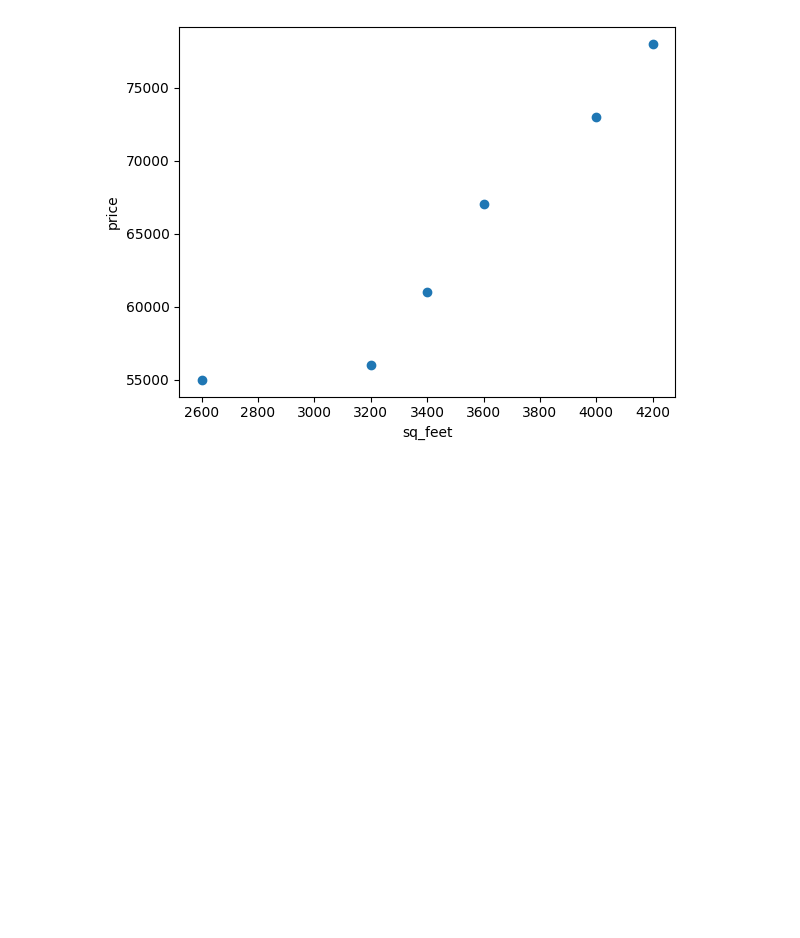
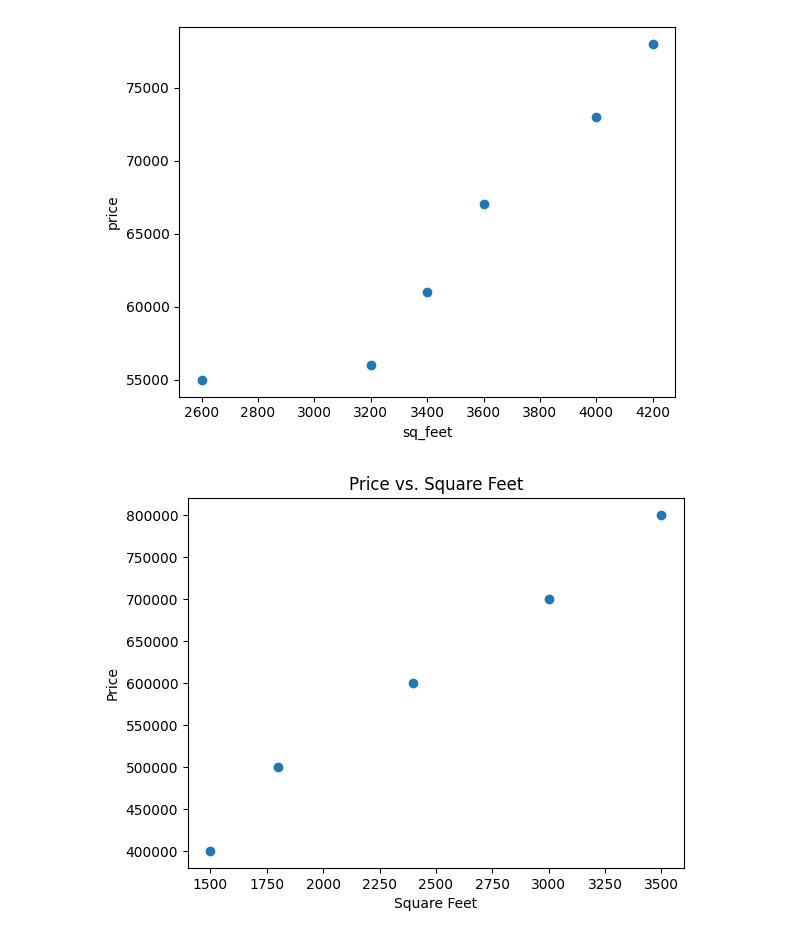
Before and after one commit to JARIN-TIAS/Algorithm-for-Data-Science, a Jupyter notebook: Linear_regression(single).ipynb, the cells around one changed output. Saved outputs shown, nothing was run; the diff lists cells and outputs as text; code cells hidden in the pictures; blank space fills up the shorter version.

```diff
--- a/Linear_regression(single).ipynb
+++ b/Linear_regression(single).ipynb
@@ -34,3 +34,27 @@ lg.predict([[5000]])
 # %% [output]
 array([87951.80722892])
 [figure]
+# %%
+#another way we can plot
+import pandas as pd
+import matplotlib.pyplot as plt
+
+# Sample DataFrame
+data = {
+    'sq_feet': [1500, 1800, 2400, 3000, 3500],
+    'price': [400000, 500000, 600000, 700000, 800000]
+}
+df = pd.DataFrame(data)
+
+# Create scatter plot
+plt.scatter(df.sq_feet, df.price)
+
+# Add labels and title
+plt.xlabel('Square Feet')
+plt.ylabel('Price')
+plt.title('Price vs. Square Feet')
+
+# Show the plot
+plt.show()
+# %% [output]
+[figure, added]
```
